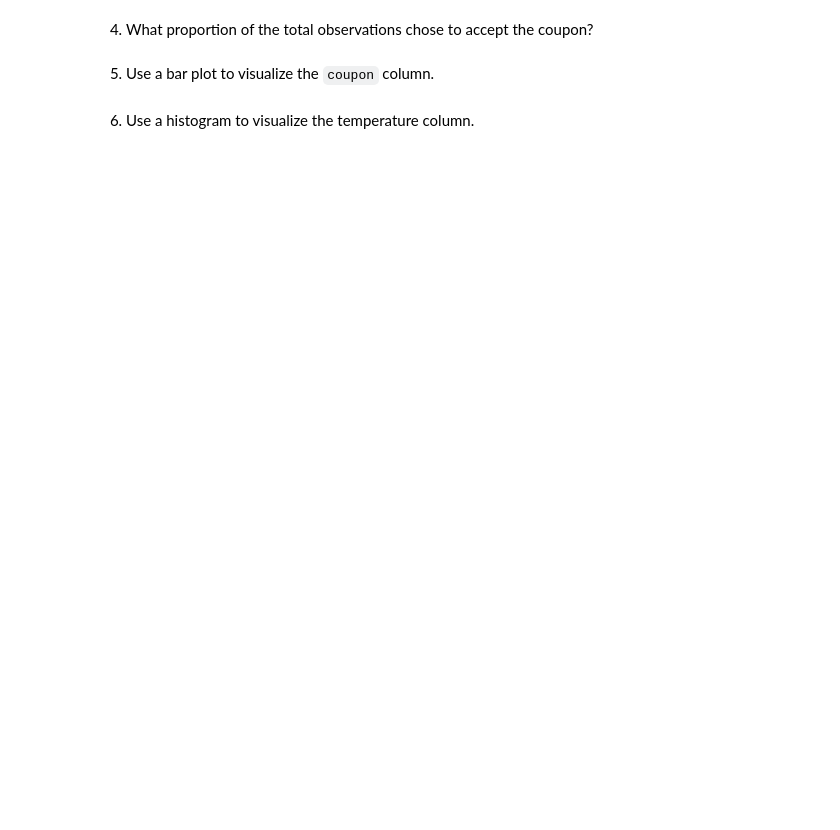
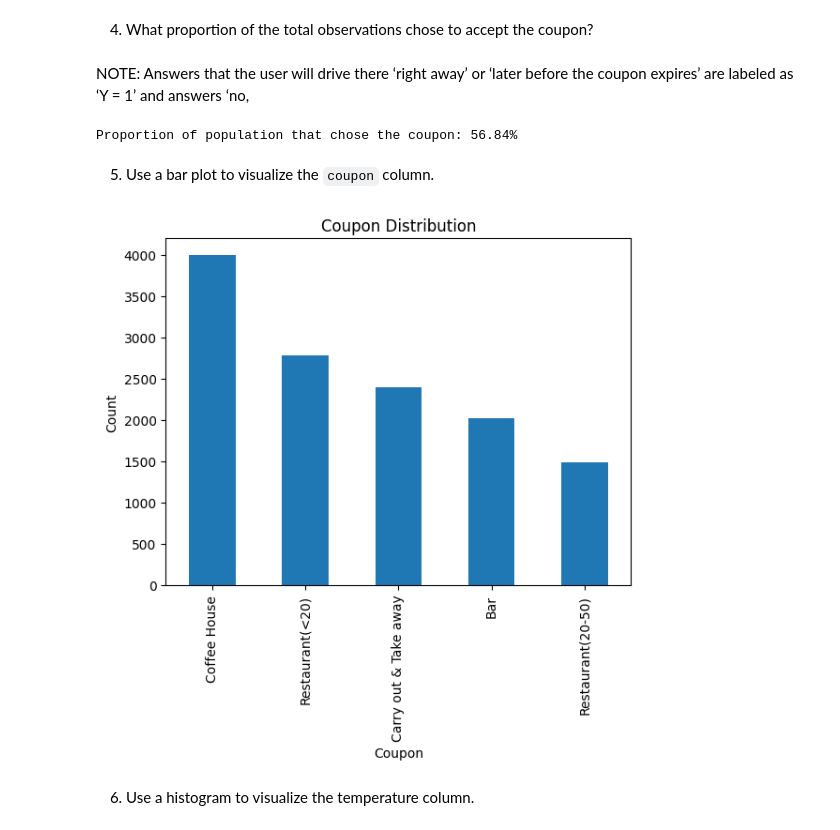
Before and after one commit to andrespineda/UC-Berkeley-MLAI, a Jupyter notebook: prompt.ipynb, the cells around one changed output. Drawn from its saved outputs; the diff is of its cells as text; code cells hidden in the pictures; blank space fills up the shorter version.

Commit message:
Save after answering question 2

```diff
--- a/prompt.ipynb
+++ b/prompt.ipynb
@@ -100,0 +111,12 @@ memory usage: 2.5+ MB
+# %%
+numerical_columns = df.select_dtypes(include=['int64', 'float64']).columns
+
+for column in numerical_columns:
+    counts = df[column].count()
+    average = df[column].mean()
+    median = df[column].median()
+    print(f"Column: {column}")
+    print(f"Counts: {counts}")
+    print(f"Average: {average}")
+    print(f"Median: {median}")
+    print()
@@ -101,3 +173,6 @@ memory usage: 2.5+ MB
+# %%
+df = df.drop('car', axis=1)
+df = df.drop('toCoupon_GEQ5min', axis=1)
 # %% [markdown]
 Now display the categorical values of each of the Dtype = Object columns.
 In other words, list the text values that are in columns such as Destination, Passanger, etc.
@@ -205,0 +234,2 @@ max             1.000000        1.000000       1.000000      1.000000
+# %%
+df = df.replace(categorical_mapping)
@@ -206,6 +261,22 @@ max             1.000000        1.000000       1.000000      1.000000
 # %% [markdown]
 4. What proportion of the total observations chose to accept the coupon?
+# %% [markdown]
+NOTE: Answers that the user will drive there ‘right away’ or ‘later before the coupon expires’ are labeled as ‘Y = 1’ and answers ‘no,
+# %%
+proportion = df['Y'].value_counts(normalize=True)
+percentage = proportion[1] * 100
+print(f"Proportion of population that chose the coupon: {percentage:.2f}%")
+# %% [output]
+Proportion of population that chose the coupon: 56.84%
 # %% [markdown]
 5. Use a bar plot to visualize the `coupon` column.
+# %%
+df['coupon'].replace({v: k for k, v in categorical_mapping['coupon'].items()}).value_counts().plot(kind='bar')
+plt.xlabel('Coupon')
+plt.ylabel('Count')
+plt.title('Coupon Distribution')
+plt.show()
+# %% [output]
+[figure, added]
 # %% [markdown]
 6. Use a histogram to visualize the temperature column.
```
Also changed, not shown: parts of 20 cells of this notebook.
